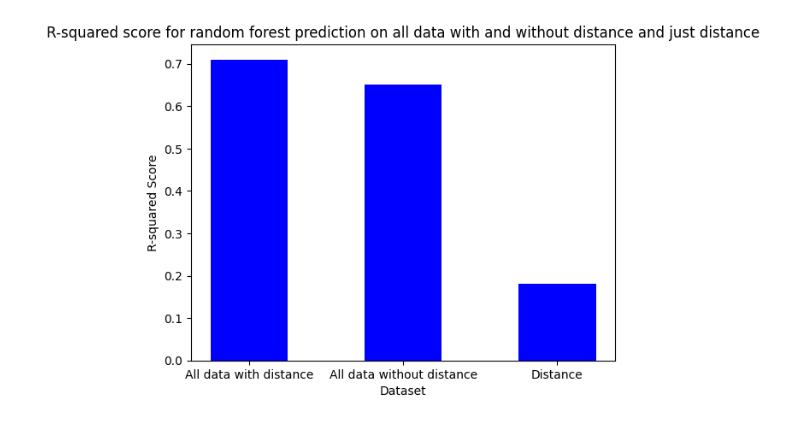
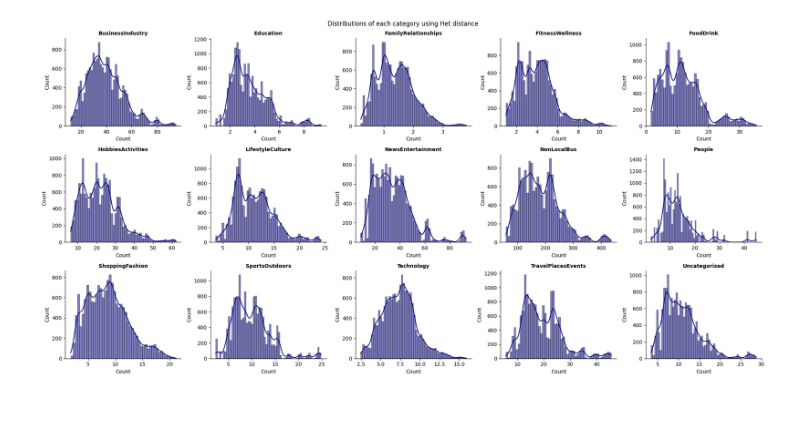
Before and after one commit to MartinKirkegaardDK/Bachelor, a Jupyter notebook: dist_calculations.ipynb, the cells around one changed output. Saved outputs shown, nothing was run; the diff lists cells and outputs as text; code cells hidden in the pictures.

```diff
--- a/dist_calculations.ipynb
+++ b/dist_calculations.ipynb
@@ -284,19 +36,63 @@ rf_only_distance = rf_only_distance()
+# %%
+from src.Visualisations.distributions import julie_dist
+
+
+
+julie_dist(df, 'Het')
+# %% [output]
+[figure, added]
 # %%
 
-labels = ['All data with distance', 'All data without distance', 'Distance']
-values = [0.71, 0.65, 0.18]
-barWidth = 0.5
-r1 = np.arange(len(values))
-plt.bar(r1, values, width=barWidth, color='blue')
 
-plt.xticks([r for r in range(len(values))], labels)
+from sklearn.linear_model import LassoCV
+import pandas as pd
+from sklearn.preprocessing import StandardScaler
+from utils.load import load_everthing_old
+import numpy as np
+from sklearn.model_selection import train_test_split
+from sklearn.metrics import r2_score
+import matplotlib.pyplot as plt
 
-# Set plot title and axis labels
-plt.title('R-squared score for random forest prediction on all data with and without distance and just distance')
-plt.xlabel('Dataset')
-plt.ylabel('R-squared Score')
 
-# Show the plot
-plt.show()
+
+def train_lr_only_dist():
+    distance = pd.read_csv("data/distance_data/processed_distances.csv")
+    X_dict, Y_dict = load_everthing_old()
+
+    df_filled = distance.fillna(0)
+    df_arr = df_filled.to_numpy().reshape(-1, 1)
+    scaler = StandardScaler()
+    X = scaler.fit_transform(df_arr)
+    Y = [i[0] for i in Y_dict.values()]
+    Y = np.log10(Y)
+    X_train, X_test, y_train, y_test = train_test_split(X, Y, test_size=0.20, random_state=42)
+
+
+
+    lr = LassoCV(max_iter= 100000, tol= 0.001).fit(X_train, y_train)
+
+    prediction = lr.predict(X_test)
+    r2 = r2_score(y_test, prediction)
+
+    return r2
+
+
+def lf():
+
+    labels = ['All data with distance', 'All data without distance', 'Distance']
+    dist_r2 = train_lr_only_dist()
+    values = [0.62, 0.56, dist_r2]
+    barWidth = 0.5
+    r1 = np.arange(len(values))
+    plt.bar(r1, values, width=barWidth, color='blue')
+
+    plt.xticks([r for r in range(len(values))], labels)
+
+    # Set plot title and axis labels
+    plt.title('R-squared score for lr all data with and without distance and just distance')
+    plt.xlabel('Dataset')
+    plt.ylabel('R-squared Score')
+
+    # Show the plot
+    #plt.savefig('plots/r2_comparisons_lr.png')
+    plt.show()
-# %% [output]
-[figure, removed]
```
Also changed, not shown: parts of 25 cells of this notebook, 2 other files.
